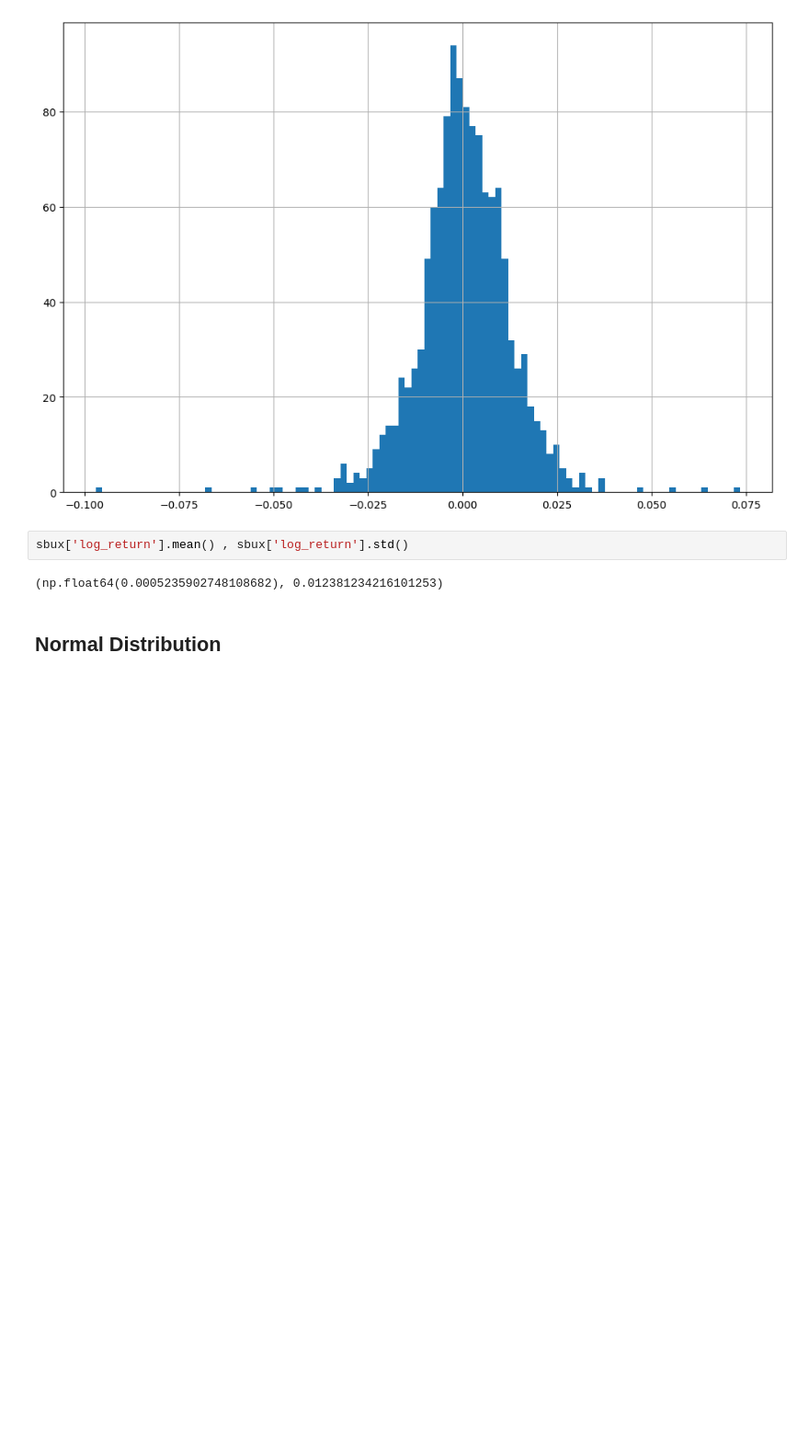
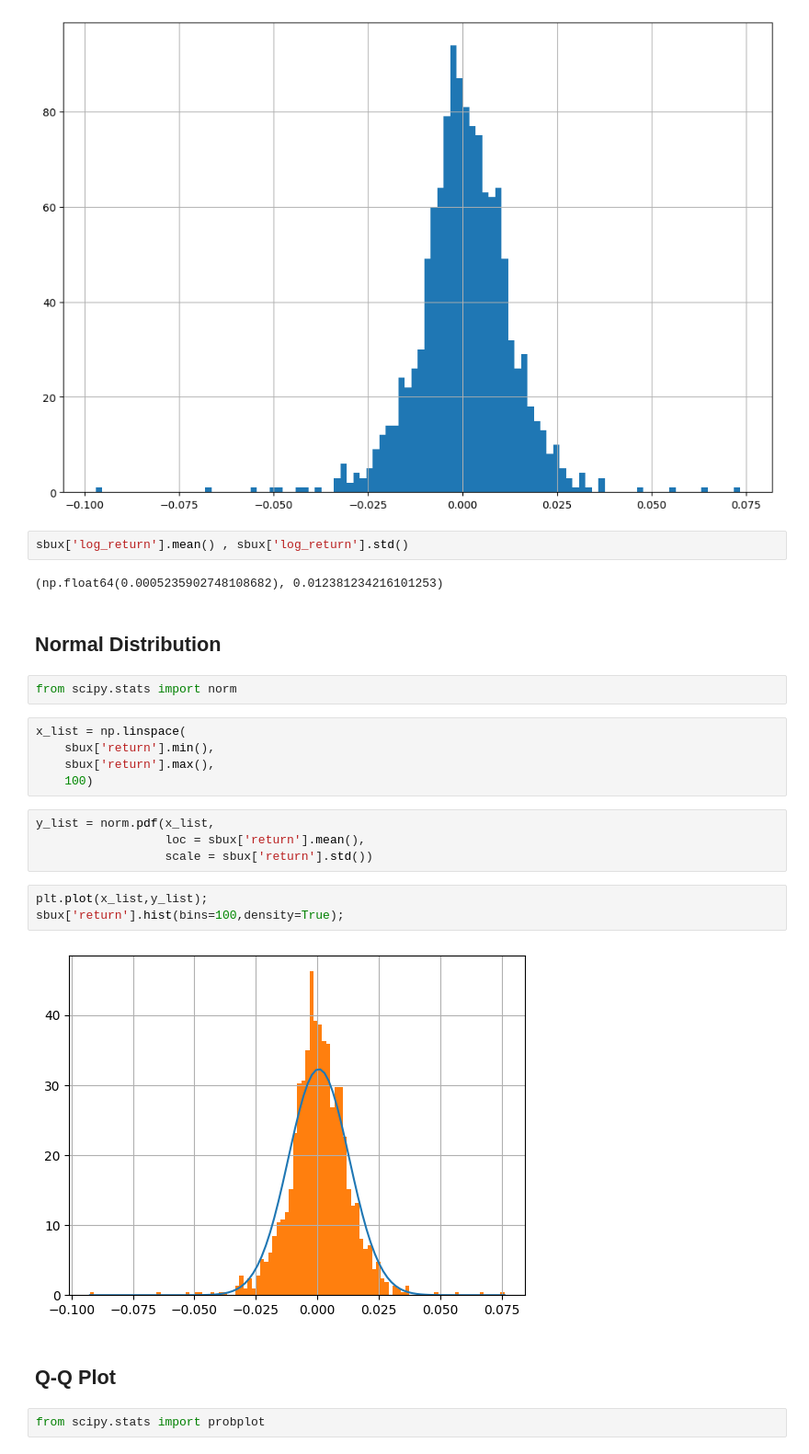
Before and after one commit to RANJEETH-RIKKALA/FINANCIAL_ENGINEERING_WITH_AI, a Jupyter notebook: Financial_Data_Statistics.ipynb, the cells around one changed output. Shown at 92% size. Drawn from its saved outputs; the diff is of its cells as text; blank space fills up the shorter version.

```diff
--- a/Financial_Data_Statistics.ipynb
+++ b/Financial_Data_Statistics.ipynb
@@ -97,3 +88,23 @@ sbux['log_return'].mean() , sbux['log_return'].std()
 (np.float64(0.0005235902748108682), 0.012381234216101253)
 # %% [markdown]
 ## Normal Distribution
+# %%
+from scipy.stats import norm
+# %%
+x_list = np.linspace(
+    sbux['return'].min(),
+    sbux['return'].max(),
+    100)
+# %%
+y_list = norm.pdf(x_list,
+                  loc = sbux['return'].mean(),
+                  scale = sbux['return'].std())
+# %%
+plt.plot(x_list,y_list);
+sbux['return'].hist(bins=100,density=True);
+# %% [output]
+[figure, added]
+# %% [markdown]
+## Q-Q Plot
+# %%
+from scipy.stats import probplot
```
Also changed, not shown: parts of 18 cells of this notebook.
